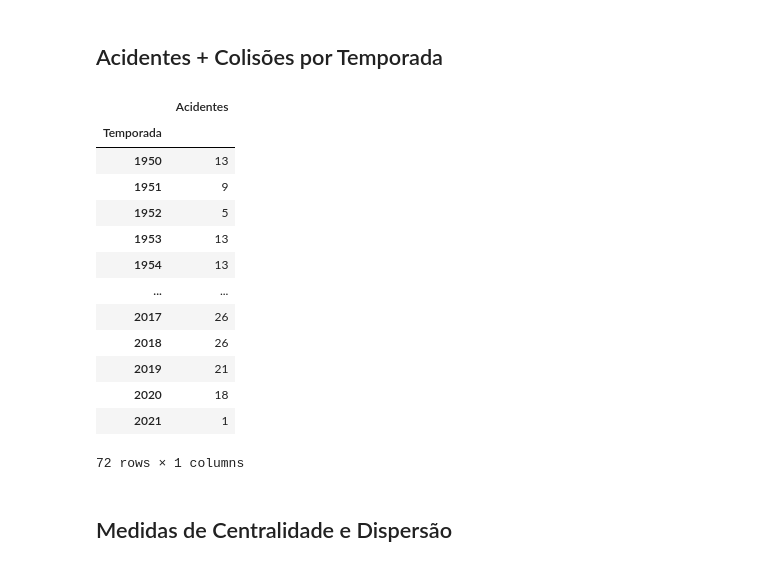
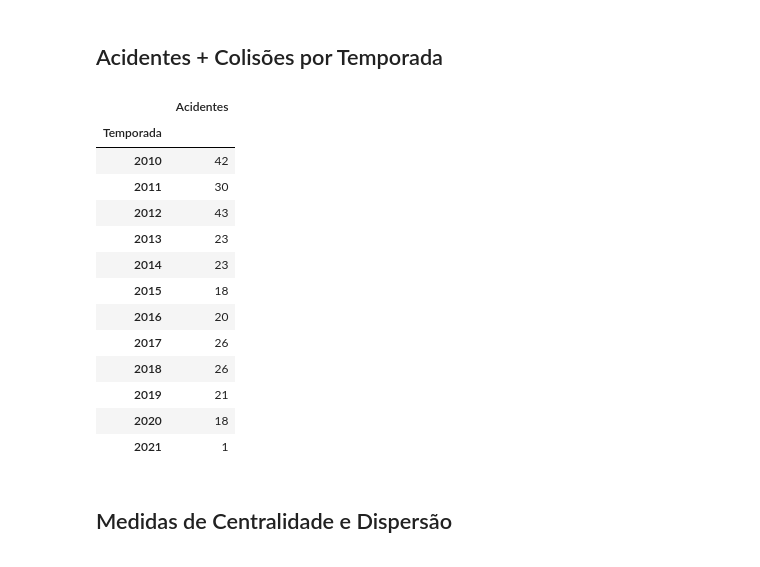
Before and after one commit to Caioviniciusb/Projeto_ICD, a Jupyter notebook: Projeto_ICD.ipynb, the cells around one changed output. Drawn from its saved outputs; the diff is of its cells as text; code cells hidden in the pictures.

```diff
--- a/Projeto_ICD.ipynb
+++ b/Projeto_ICD.ipynb
@@ -157,31 +157,31 @@ df_acidentes = df_acidentes.drop(["points", "position", "positionText", "number"
 # %%
 newdata = pd.merge(races, df_acidentes, on="raceId")
 newdata = newdata.drop(["url", "grid", "time", "round", "date", "resultId",
                         "driverId","raceId", "circuitId", "constructorId","name","statusId"], axis=1)
 newdata = newdata.rename(columns={"year":"Temporada"})
 
 q_acidentes = np.full((1834), 1)
 newdata["Acidentes"]= q_acidentes
 
 newdata = newdata.sort_values(by="Temporada")
 newdata = newdata.reset_index(drop=True)
 newdata = newdata.groupby("Temporada").sum()
-newdata
+newdata.iloc[60:]
 # %% [output]
 |  | Acidentes |
 | Temporada |  |
-| 1950 | 13 |
-| 1951 | 9 |
-| 1952 | 5 |
-| 1953 | 13 |
-| 1954 | 13 |
-| ... | ... |
+| 2010 | 42 |
+| 2011 | 30 |
+| 2012 | 43 |
+| 2013 | 23 |
+| 2014 | 23 |
+| 2015 | 18 |
+| 2016 | 20 |
 | 2017 | 26 |
 | 2018 | 26 |
 | 2019 | 21 |
 | 2020 | 18 |
 | 2021 | 1 |
-72 rows × 1 columns
 # %% [markdown]
 ## Medidas de Centralidade e Dispersão
 # %%
```
Also changed, not shown: parts of 27 cells of this notebook.
